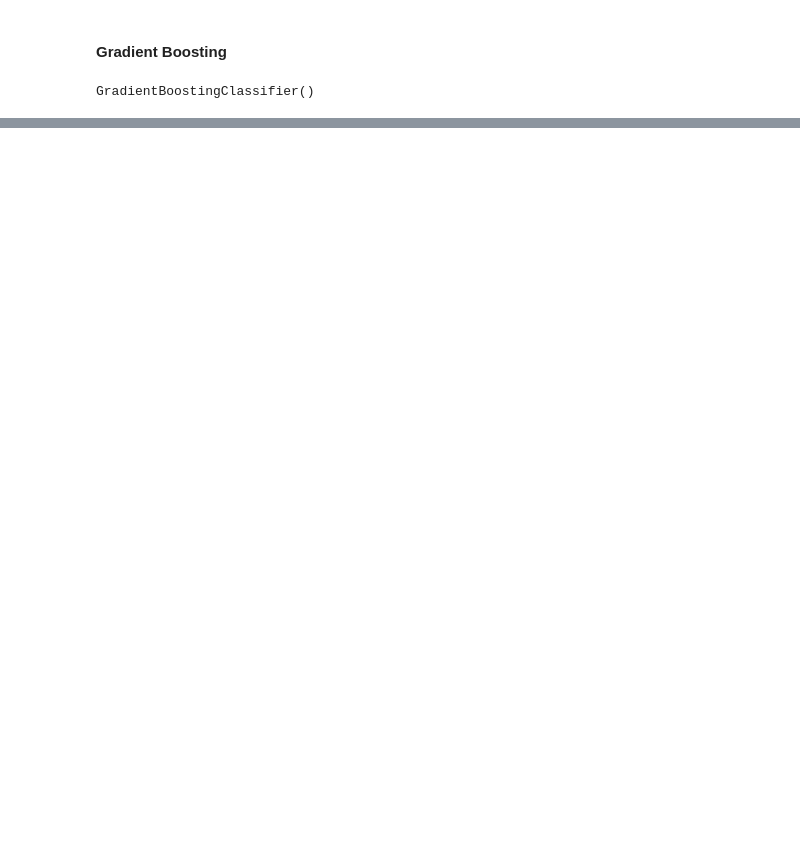
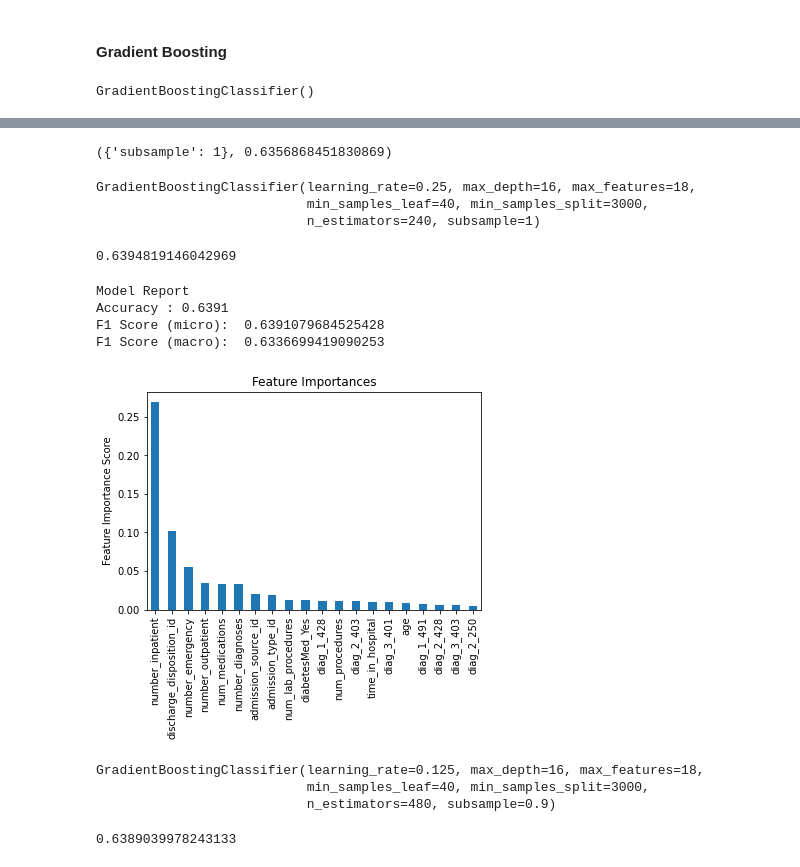
Before and after one commit to TodorNedkovski/Artificial_Intelligence_20-21, a Jupyter notebook: Untitled1.ipynb, the cells around one changed output, grey strips where cells are left out. Drawn from its saved outputs; the diff is of its cells as text; code cells hidden in the pictures; blank space fills up the shorter version.

```diff
--- a/Untitled1.ipynb
+++ b/Untitled1.ipynb
@@ -459,0 +480,10 @@ plt.show()
+# %%
+param_test3 = {'max_features':range(4,20,2)}
+gsearch3 = GridSearchCV(estimator = GradientBoostingClassifier(learning_rate=0.5,
+                                                               n_estimators=120,
+                                                               max_depth=8,
+                                                               min_samples_split=2500,
+                                                               min_samples_leaf=40,
+                                                               subsample=0.8),
+                       param_grid = param_test3, scoring='f1_micro',n_jobs=8, cv=3)
+gsearch3.fit(attributes_train_scaled, labels_train)
@@ -459,0 +504,10 @@ plt.show()
+# %%
+param_test4 = {'subsample':[0.6,0.7,0.75,0.8,0.85,0.9,1]}
+gsearch4 = GridSearchCV(estimator = GradientBoostingClassifier(learning_rate=0.5,
+                                                               n_estimators=120,
+                                                               max_depth=16,
+                                                               min_samples_split=3000,
+                                                               min_samples_leaf=40,
+                                                               max_features=18),
+                       param_grid = param_test4, scoring='f1_micro',n_jobs=8, cv=3)
+gsearch4.fit(attributes_train_scaled, labels_train)
@@ -459,0 +524,46 @@ plt.show()
+# %%
+gsearch4.best_params_, gsearch4.best_score_
+# %% [output]
+({'subsample': 1}, 0.6356868451830869)
+# %%
+gbm1 = GradientBoostingClassifier(learning_rate=0.25,
+                                     n_estimators=240,
+                                     max_depth=16,
+                                     min_samples_split=3000,
+                                     min_samples_leaf=40,
+                                     max_features=18,
+                                     subsample=1)
+gbm1.fit(attributes_train_scaled, labels_train)
+# %% [output]
+GradientBoostingClassifier(learning_rate=0.25, max_depth=16, max_features=18,
+                           min_samples_leaf=40, min_samples_split=3000,
+                           n_estimators=240, subsample=1)
+# %%
+metrics.f1_score(labels_test, gbm1.predict(attributes_test_scaled),average='micro')
+# %% [output]
+0.6394819146042969
+# %%
+modelfit(gbm1, attributes_train_scaled, attributes_test_scaled, labels_train, labels_test, features_test)
+# %% [output]
+Model Report
+Accuracy : 0.6391
+F1 Score (micro):  0.6391079684525428
+F1 Score (macro):  0.6336699419090253
+[figure, added]
+# %%
+gbm2 = GradientBoostingClassifier(learning_rate=0.125,
+                                     n_estimators=480,
+                                     max_depth=16,
+                                     min_samples_split=3000,
+                                     min_samples_leaf=40,
+                                     max_features=18,
+                                     subsample=0.9)
+gbm2.fit(attributes_train_scaled, labels_train)
+# %% [output]
+GradientBoostingClassifier(learning_rate=0.125, max_depth=16, max_features=18,
+                           min_samples_leaf=40, min_samples_split=3000,
+                           n_estimators=480, subsample=0.9)
+# %%
+metrics.f1_score(labels_test, gbm2.predict(attributes_test_scaled),average='micro')
+# %% [output]
+0.6389039978243133
```
Also changed, not shown: parts of 40 cells of this notebook.
